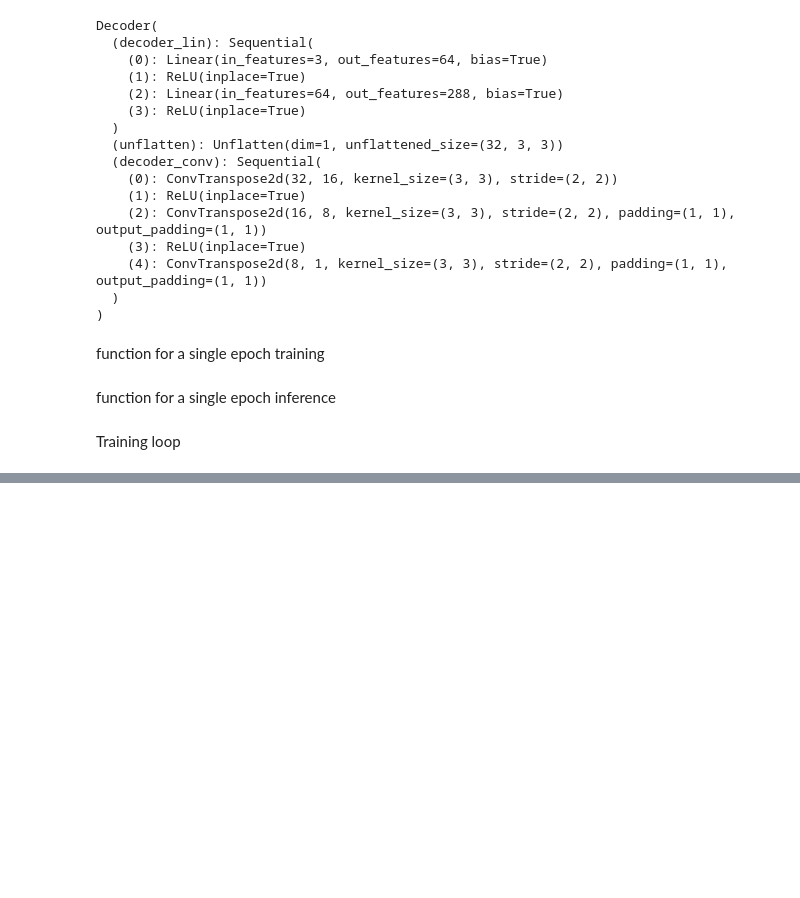
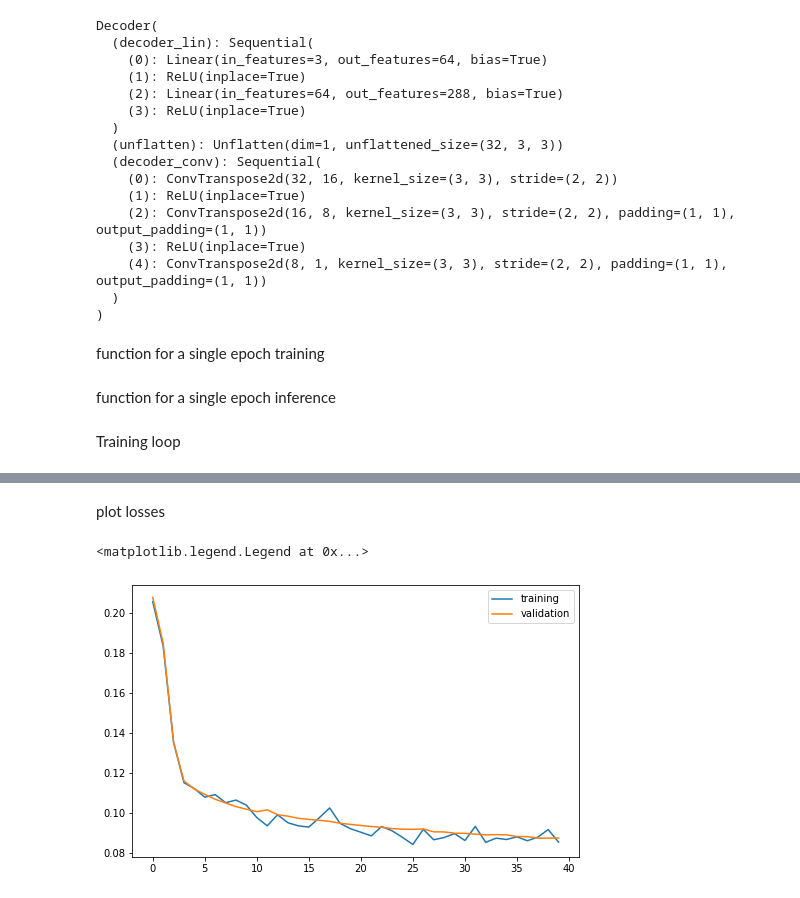
Before and after one commit to DanieleFoscarin/NNDL_hw2, a Jupyter notebook: nndl_2020__homework_2.ipynb, the cells around one changed output, grey strips where cells are left out. Drawn from its saved outputs; the diff is of its cells as text; code cells hidden in the pictures; blank space fills up the shorter version.

```diff
--- a/nndl_2020__homework_2.ipynb
+++ b/nndl_2020__homework_2.ipynb
@@ -624 +591,11 @@ EPOCH 6/40
 ... (68 outputs left out)
+# %% [markdown]
+plot losses
+# %%
+fig, ax = plt.subplots(figsize=(8,5))
+ax.plot(train_loss_record, label="training")
+ax.plot(val_loss_record, label="validation")
+ax.legend()
+# %% [output]
+<matplotlib.legend.Legend at 0x...>
+[figure, added]
```
Also changed, not shown: parts of 4 cells of this notebook.
